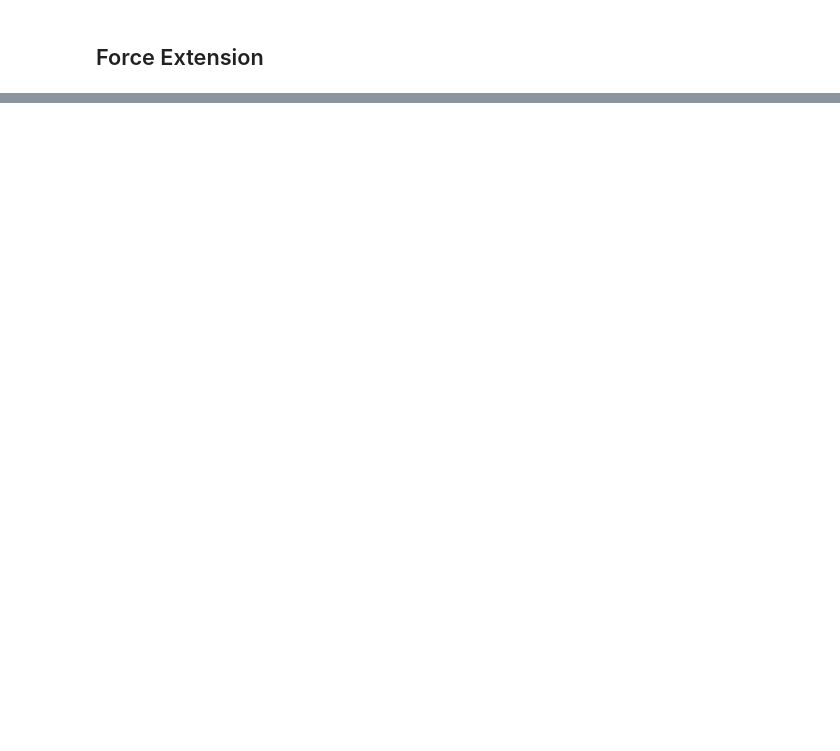
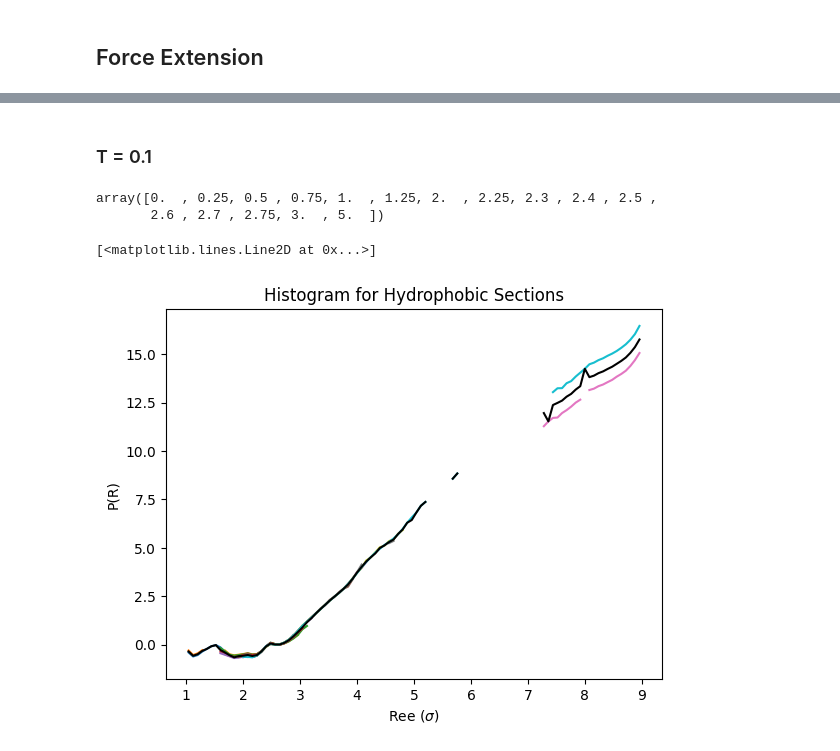
Before and after one commit to VagrantHyp/Code, a Jupyter notebook: Block10.ipynb, the cells around one changed output, grey strips where cells are left out. Cells and saved outputs as stored; diff of their text form; code cells hidden in the pictures; blank space fills up the shorter version.

```diff
--- a/Block10.ipynb
+++ b/Block10.ipynb
@@ -92,0 +109,39 @@ Text(0.5, 1.0, 'fb/kT vs. Ree for blocksize = 10')
+# %% [markdown]
+### T = 0.1
+# %%
+#Define bin size and domain of order parameter
+bin = 100
+domain = [1, 9]
+rang = np.linspace(domain[0], domain[1], bin + 1)
+xh = (rang[:-1]+rang[1:])/2
+# %%
+#List of forces
+CGT01.f
+# %% [output]
+array([0.  , 0.25, 0.5 , 0.75, 1.  , 1.25, 2.  , 2.25, 2.3 , 2.4 , 2.5 ,
+       2.6 , 2.7 , 2.75, 3.  , 5.  ])
+# %%
+#Let's just use these simulations for now
+Hphobic = np.empty((0,bin))
+
+for i in range(1,11):
+    f = CGT01.f[i]
+    D = segRee(CGT01.ParsedRee[i], 10, 'Hydrophobic').flatten()
+    prob = np.histogram(D,bins=rang)[0]
+    F = -0.1*np.log(prob)+f*xh
+    mask = (xh > 2.5) & (xh < 2.9)
+    minimum = np.min(F[mask])
+    plt.plot(xh, F-minimum)
+    Hphobic = np.append(Hphobic, [F-minimum], axis = 0)
+
+plt.xlabel("Ree ($\sigma$)")
+plt.ylabel("P(R)")
+plt.title('Histogram for Hydrophobic Sections')
+
+#Take the mean
+Hphobic = np.where(np.isinf(Hphobic), np.nan, Hphobic)
+Hphobic = np.nanmean(Hphobic, axis = 0)
+plt.plot(xh,Hphobic, color = 'black')
+# %% [output]
+[<matplotlib.lines.Line2D at 0x...>]
+[figure, added]
```
Also changed, not shown: parts of 24 cells of this notebook, 5 other files.
